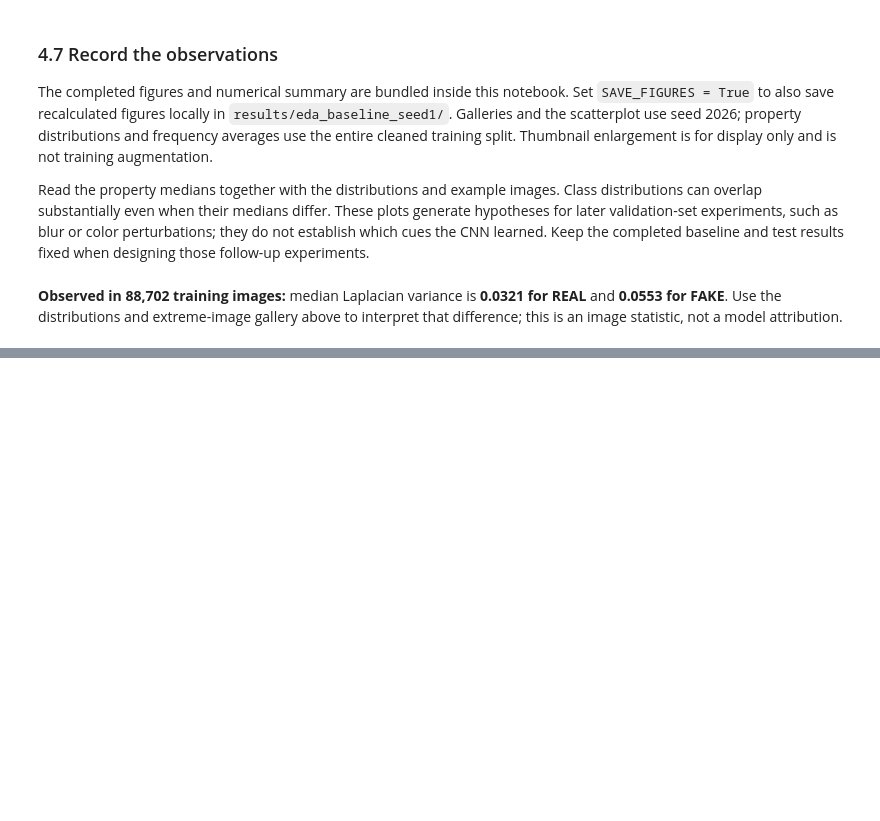
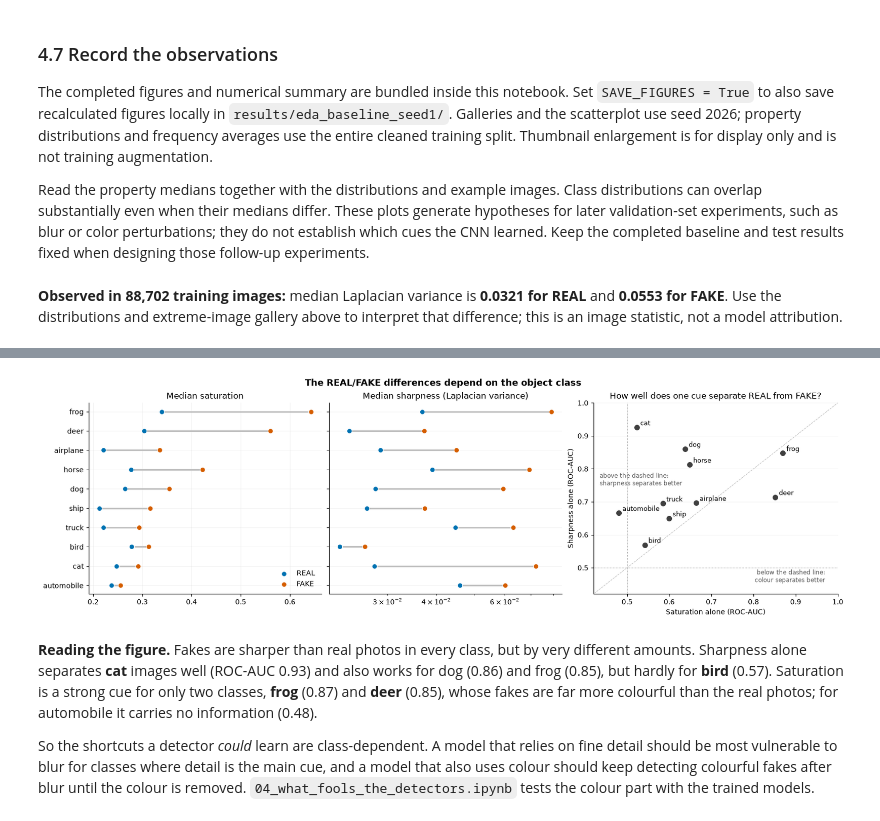
Before and after one commit to adamp-22/kandy, a Jupyter notebook: phase1/01_training_data_exploration.ipynb, the cells around one changed output, grey strips where cells are left out. Saved outputs shown, nothing was run; the diff lists cells and outputs as text; code cells hidden in the pictures; blank space fills up the shorter version.

```diff
--- a/phase1/01_training_data_exploration.ipynb
+++ b/phase1/01_training_data_exploration.ipynb
@@ -1548,0 +1753,47 @@ These statistics describe the training data only. They show what a model *could*
+# %%
+auc_sat = np.array([fake_auc(stat["saturation"], x_objects == o) for o in range(10)])
+auc_sharp = np.array([fake_auc(stat["sharpness"], x_objects == o) for o in range(10)])
+order = np.argsort(auc_sat)
+fig, axes = plt.subplots(1, 3, figsize=(16, 4.8), layout="constrained", gridspec_kw={"width_ratios": [1, 1, 1.05]})
+for ax, key, title, log in ((axes[0], "saturation", "Median saturation", False), (axes[1], "sharpness", "Median sharpness (Laplacian variance)", True)):
+    for y_pos, o in enumerate(order):
+        values = {name: np.median(stat[key][(x_objects == o) & (x_labels == label)]) for name, label in EDA_CLASS_ORDER}
+        ax.plot([values["REAL"], values["FAKE"]], [y_pos, y_pos], color="0.75", lw=2.2, zorder=1)
+        for name in ("REAL", "FAKE"):
+            ax.scatter(values[name], y_pos, color=EDA_COLORS[name], s=52, zorder=2, edgecolor="white", linewidth=0.8, label=name if y_pos == 0 else None)
+    ax.set_yticks(np.arange(10), [OBJECT_NAMES[o] for o in order])
+    ax.set(title=title, xscale="log" if log else "linear")
+    style_eda_axes(ax); ax.grid(axis="x", alpha=0.14)
+axes[0].legend(frameon=False, loc="lower right")
+axes[1].set_yticklabels([])
+ax = axes[2]
+ax.axhline(0.5, color="0.6", lw=0.8, ls=":"); ax.axvline(0.5, color="0.6", lw=0.8, ls=":")
+ax.plot([0.4, 1], [0.4, 1], color="0.75", lw=0.8, ls="--")
+ax.scatter(auc_sat, auc_sharp, s=48, color="0.25", zorder=3)
+for o in range(10):
+    ax.annotate(OBJECT_NAMES[o], (auc_sat[o], auc_sharp[o]), xytext=(5, 3), textcoords="offset points", fontsize=9)
+ax.set(xlim=(0.42, 1.0), ylim=(0.42, 1.0), xlabel="Saturation alone (ROC-AUC)", ylabel="Sharpness alone (ROC-AUC)",
+       title="How well does one cue separate REAL from FAKE?")
+ax.text(0.97, 0.45, "below the dashed line:\ncolour separates better", ha="right", va="bottom", fontsize=8.5, color="0.35")
+ax.text(0.435, 0.79, "above the dashed line:\nsharpness separates better", ha="left", va="top", fontsize=8.5, color="0.35")
+style_eda_axes(ax)
+fig.suptitle("The REAL/FAKE differences depend on the object class", fontsize=13, fontweight="bold")
+finish_eda_figure(fig, "10_cues_per_class")
+
+best_sharp, best_sat = np.argsort(-auc_sharp), np.argsort(-auc_sat)
+display(Markdown(
+    "**Reading the figure.** Fakes are sharper than real photos in every class, but by very different amounts. Sharpness alone separates "
+    f"**{OBJECT_NAMES[best_sharp[0]]}** images well (ROC-AUC {auc_sharp[best_sharp[0]]:.2f}) and also works for {OBJECT_NAMES[best_sharp[1]]} "
+    f"({auc_sharp[best_sharp[1]]:.2f}) and {OBJECT_NAMES[best_sharp[2]]} ({auc_sharp[best_sharp[2]]:.2f}), but hardly for **{OBJECT_NAMES[best_sharp[-1]]}** "
+    f"({auc_sharp[best_sharp[-1]]:.2f}). Saturation is a strong cue for only two classes, **{OBJECT_NAMES[best_sat[0]]}** ({auc_sat[best_sat[0]]:.2f}) and "
+    f"**{OBJECT_NAMES[best_sat[1]]}** ({auc_sat[best_sat[1]]:.2f}), whose fakes are far more colourful than the real photos; for "
+    f"{OBJECT_NAMES[best_sat[-1]]} it carries no information ({auc_sat[best_sat[-1]]:.2f}).\n\n"
+    "So the shortcuts a detector *could* learn are class-dependent. A model that relies on fine detail should be most vulnerable to blur for classes where "
+    "detail is the main cue, and a model that also uses colour should keep detecting colourful fakes after blur until the colour is removed. "
+    "`04_what_fools_the_detectors.ipynb` tests the colour part with the trained models."
+))
+# %% [output]
+[figure, added]
+**Reading the figure.** Fakes are sharper than real photos in every class, but by very different amounts. Sharpness alone separates **cat** images well (ROC-AUC 0.93) and also works for dog (0.86) and frog (0.85), but hardly for **bird** (0.57). Saturation is a strong cue for only two classes, **frog** (0.87) and **deer** (0.85), whose fakes are far more colourful than the real photos; for automobile it carries no information (0.48).
+
+So the shortcuts a detector *could* learn are class-dependent. A model that relies on fine detail should be most vulnerable to blur for classes where detail is the main cue, and a model that also uses colour should keep detecting colourful fakes after blur until the colour is removed. `04_what_fools_the_detectors.ipynb` tests the colour part with the trained models.
```
Also changed, not shown: parts of 15 cells of this notebook, 3 other files.
